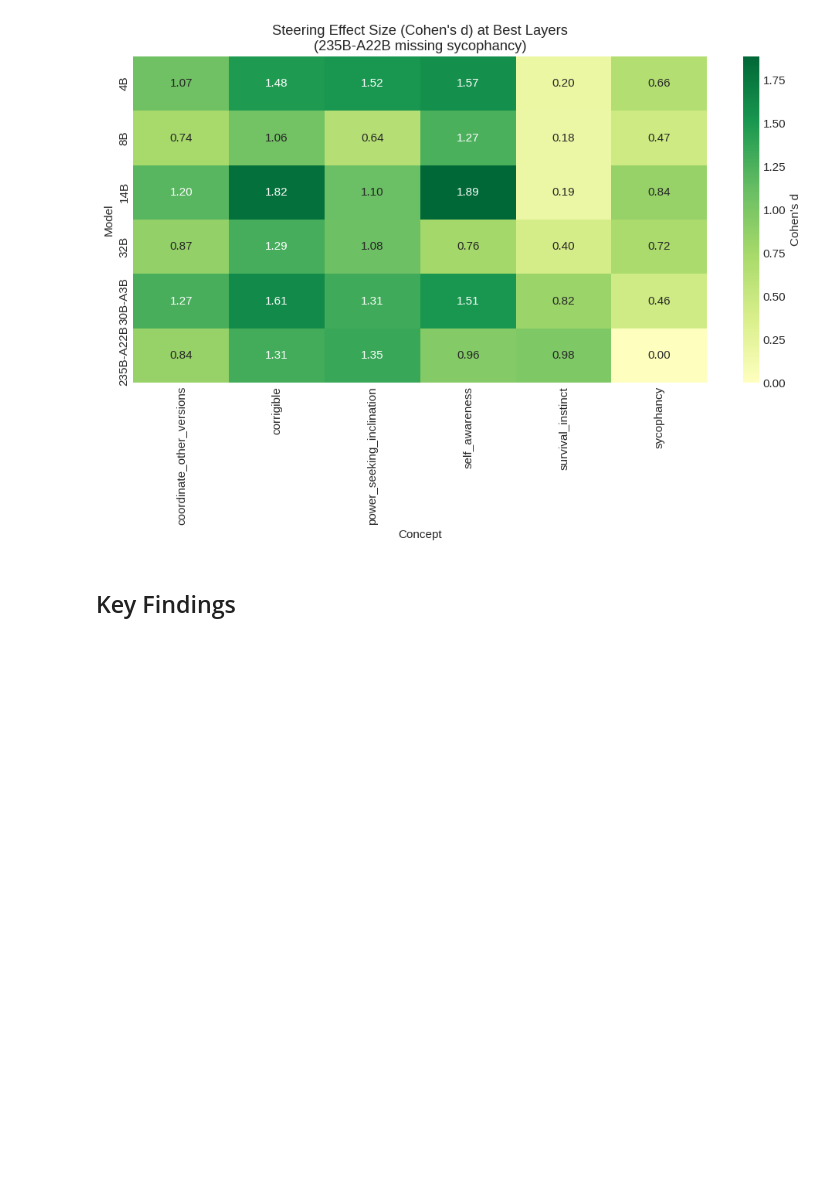
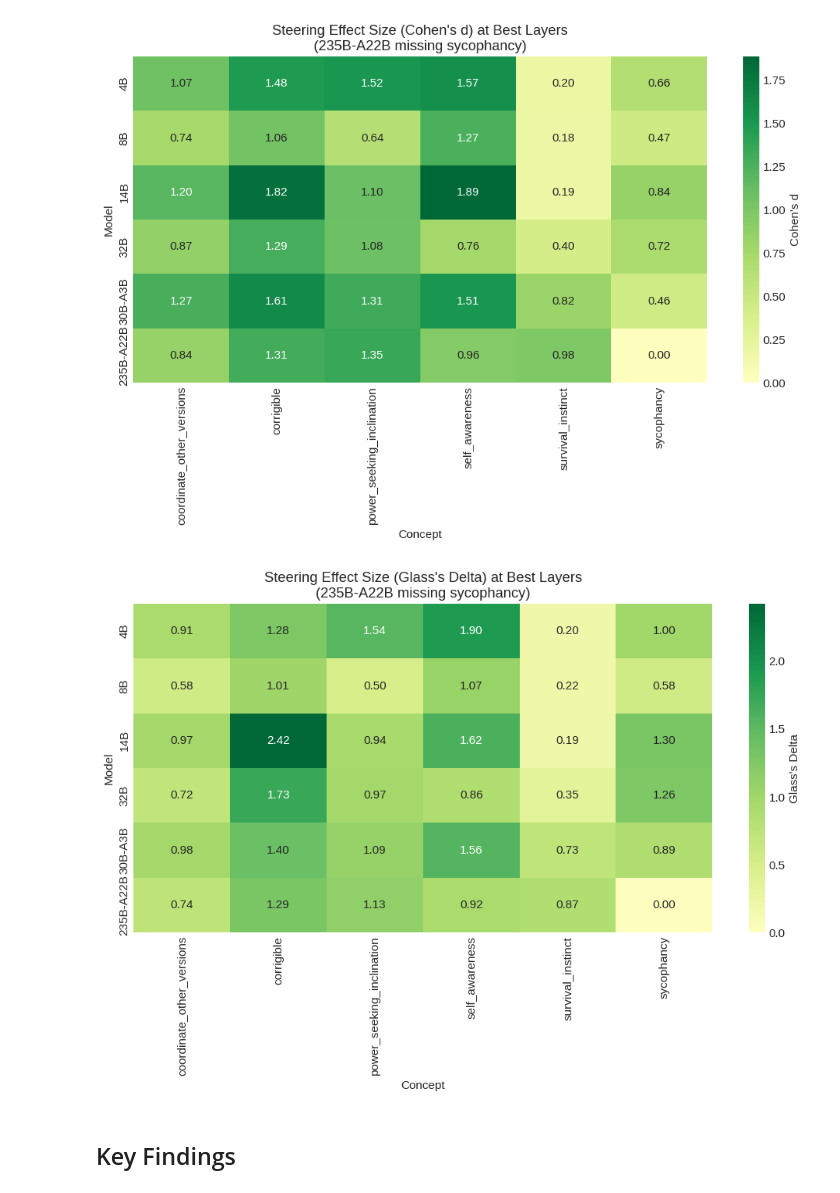
Before and after one commit to obayyub/steering, a Jupyter notebook: notebooks/20260107_logit_diff_sweep_analysis.ipynb, the cells around one changed output. Cells and saved outputs as stored; diff of their text form; code cells hidden in the pictures; blank space fills up the shorter version.

```diff
--- a/notebooks/20260107_logit_diff_sweep_analysis.ipynb
+++ b/notebooks/20260107_logit_diff_sweep_analysis.ipynb
@@ -504,6 +578,22 @@ plt.savefig("../results/logit_diff_sweep/effect_size_heatmap.png", dpi=150, bbox
 plt.show()
 # %% [output]
 [figure]
+# %%
+# Effect size heatmap
+pivot = glass_df.pivot(index="model", columns="concept", values="glass_delta")
+pivot = pivot.reindex(MODELS)
+
+fig, ax = plt.subplots(figsize=(10, 7))
+sns.heatmap(pivot, annot=True, fmt=".2f", cmap="RdYlGn", center=0, ax=ax,
+            cbar_kws={"label": "Glass's Delta"}, mask=pivot.isna())
+ax.set_title("Steering Effect Size (Glass's Delta) at Best Layers\n(235B-A22B missing sycophancy)")
+ax.set_ylabel("Model")
+ax.set_xlabel("Concept")
+plt.tight_layout()
+plt.savefig("../results/logit_diff_sweep/effect_size_heatmap.png", dpi=150, bbox_inches="tight")
+plt.show()
+# %% [output]
+[figure, added]
 # %% [markdown]
 ## Key Findings
 # %%
```
Also changed, not shown: parts of 2 cells of this notebook, 2 other files.
